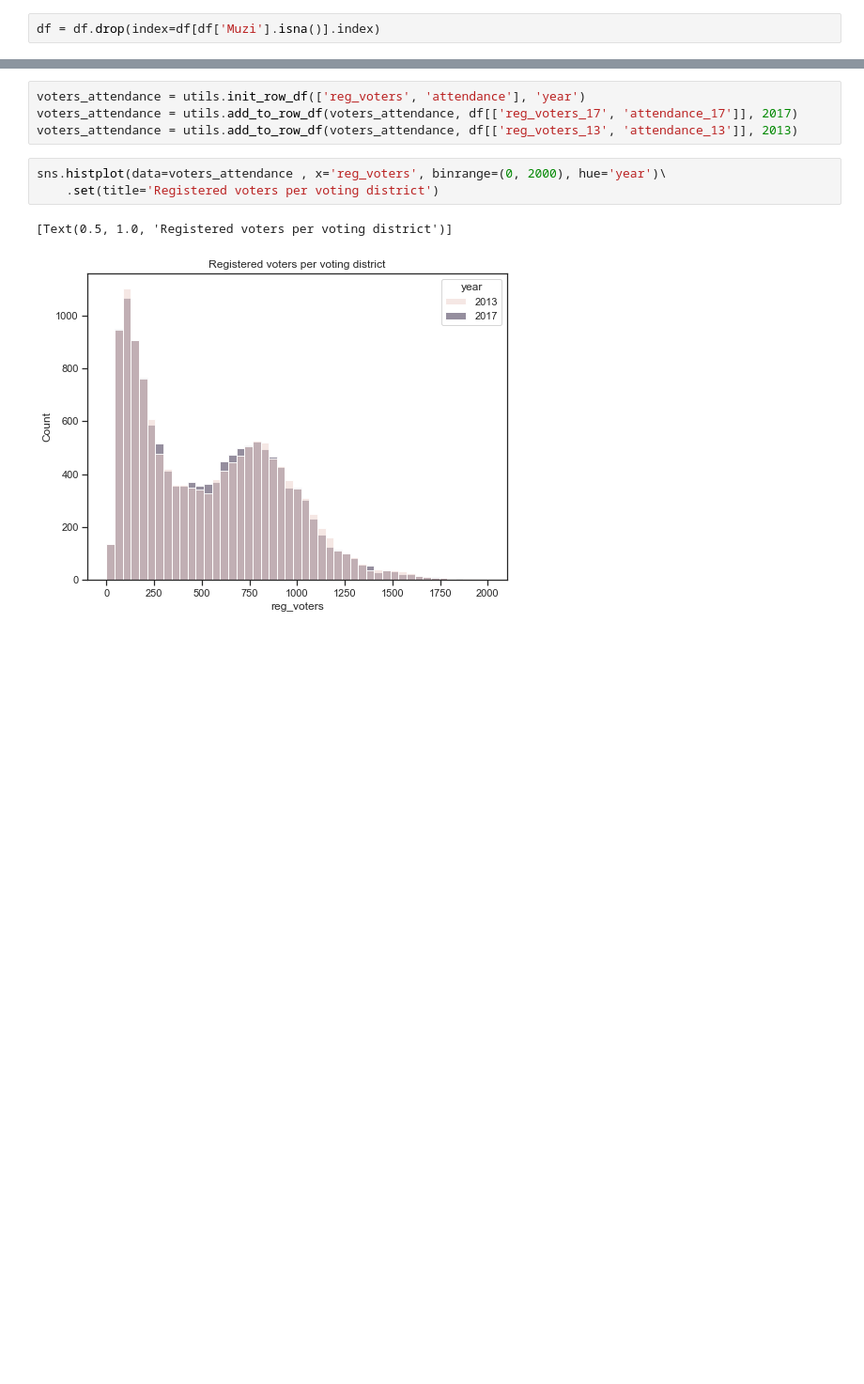
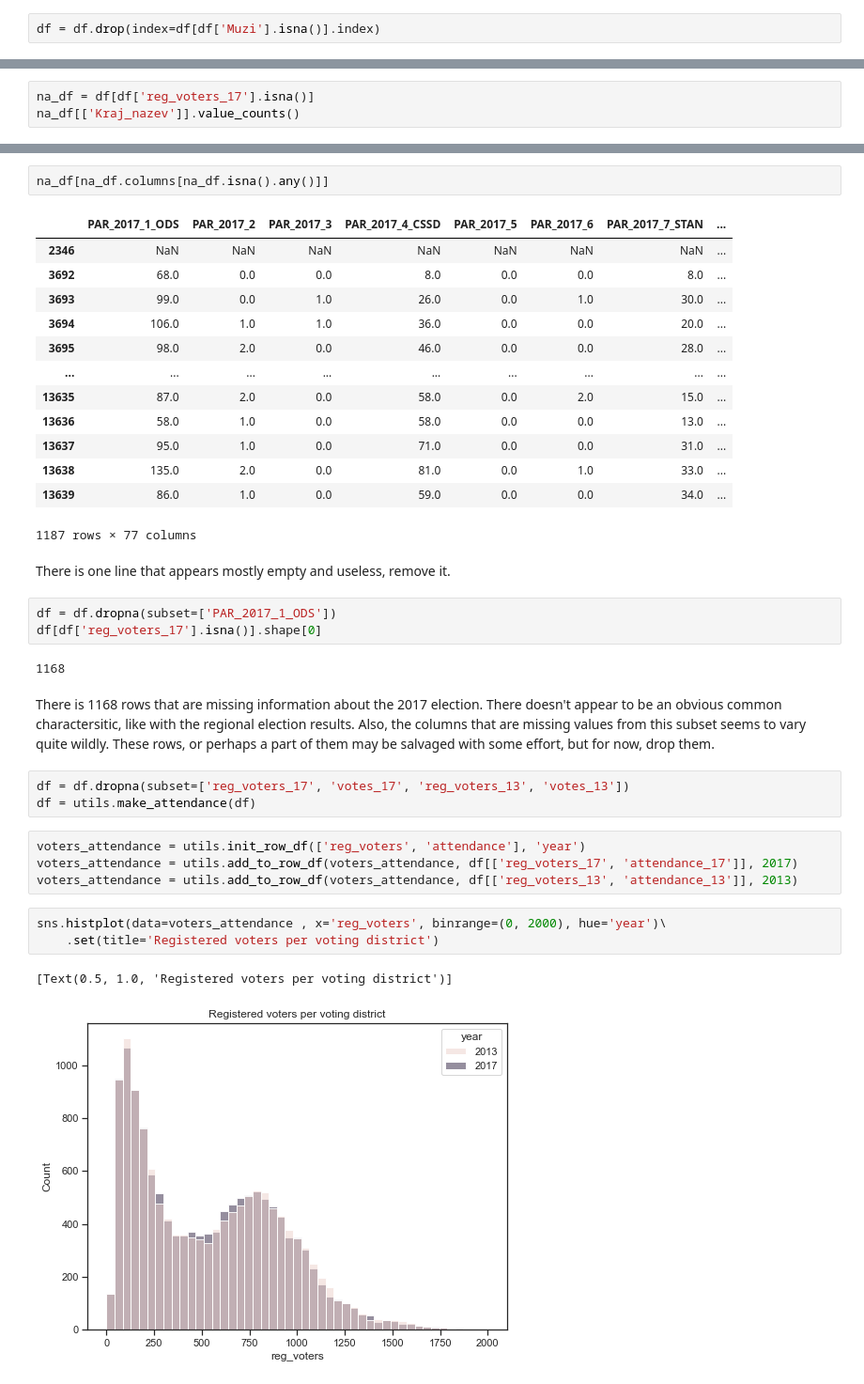
Before and after one commit to Jkuzz/ds-credit-report, a Jupyter notebook: first_report.ipynb, the cells around one changed output, grey strips where cells are left out. Shown at 94% size. Cells and saved outputs as stored; diff of their text form; blank space fills up the shorter version.

Commit message:
Expanded missing values exploration

```diff
--- a/first_report.ipynb
+++ b/first_report.ipynb
@@ -108,0 +130,3 @@ There are 1099 rows with missing data about the 2016 elections. This is not an i
+# %%
+na_df = df[df['reg_voters_17'].isna()]
+na_df[['Kraj_nazev']].value_counts()
@@ -109,3 +162,31 @@ There are 1099 rows with missing data about the 2016 elections. This is not an i
+# %%
+na_df[na_df.columns[na_df.isna().any()]]
+# %% [output]
+|  | PAR_2017_1_ODS | PAR_2017_2 | PAR_2017_3 | PAR_2017_4_CSSD | PAR_2017_5 | PAR_2017_6 | PAR_2017_7_STAN | ... |
+| 2346 | NaN | NaN | NaN | NaN | NaN | NaN | NaN | ... |
+| 3692 | 68.0 | 0.0 | 0.0 | 8.0 | 0.0 | 0.0 | 8.0 | ... |
+| 3693 | 99.0 | 0.0 | 1.0 | 26.0 | 0.0 | 1.0 | 30.0 | ... |
+| 3694 | 106.0 | 1.0 | 1.0 | 36.0 | 0.0 | 0.0 | 20.0 | ... |
+| 3695 | 98.0 | 2.0 | 0.0 | 46.0 | 0.0 | 0.0 | 28.0 | ... |
+| ... | ... | ... | ... | ... | ... | ... | ... | ... |
+| 13635 | 87.0 | 2.0 | 0.0 | 58.0 | 0.0 | 2.0 | 15.0 | ... |
+| 13636 | 58.0 | 1.0 | 0.0 | 58.0 | 0.0 | 0.0 | 13.0 | ... |
+| 13637 | 95.0 | 1.0 | 0.0 | 71.0 | 0.0 | 0.0 | 31.0 | ... |
+| 13638 | 135.0 | 2.0 | 0.0 | 81.0 | 0.0 | 1.0 | 33.0 | ... |
+| 13639 | 86.0 | 1.0 | 0.0 | 59.0 | 0.0 | 0.0 | 34.0 | ... |
+1187 rows × 77 columns
+# %% [markdown]
+There is one line that appears mostly empty and useless, remove it.
+# %%
+df = df.dropna(subset=['PAR_2017_1_ODS'])
+df[df['reg_voters_17'].isna()].shape[0]
+# %% [output]
+1168
+# %% [markdown]
+There is 1168 rows that are missing information about the 2017 election. There doesn't appear to be an obvious common charactersitic, like with the regional election results. Also, the columns that are missing values from this subset seems to vary quite wildly. These rows, or perhaps a part of them may be salvaged with some effort, but for now, drop them.
+# %%
+df = df.dropna(subset=['reg_voters_17', 'votes_17', 'reg_voters_13', 'votes_13'])
+df = utils.make_attendance(df)
 # %%
 voters_attendance = utils.init_row_df(['reg_voters', 'attendance'], 'year')
 voters_attendance = utils.add_to_row_df(voters_attendance, df[['reg_voters_17', 'attendance_17']], 2017)
```
Also changed, not shown: parts of 8 cells of this notebook, 1 other file.
